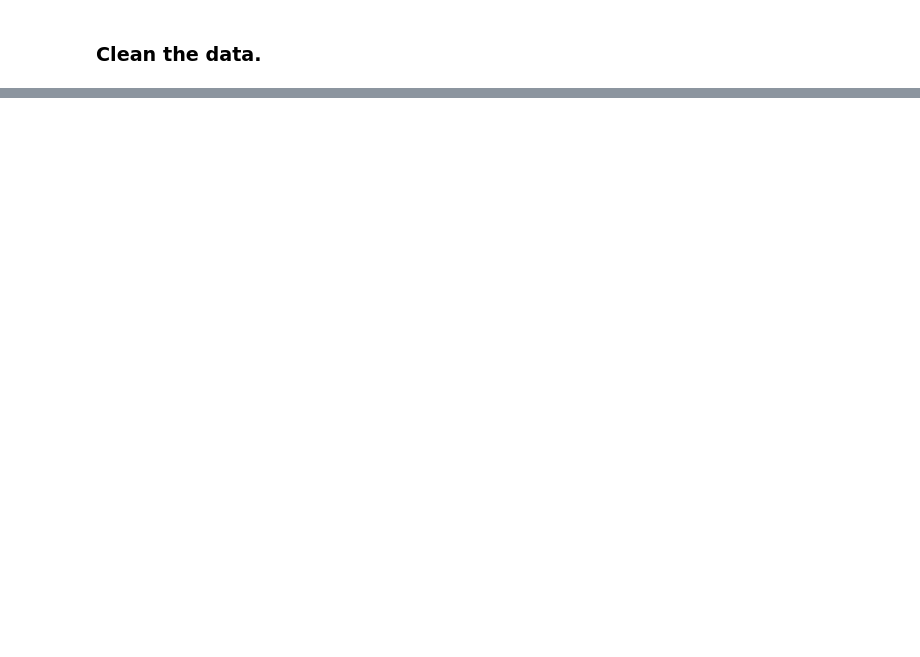
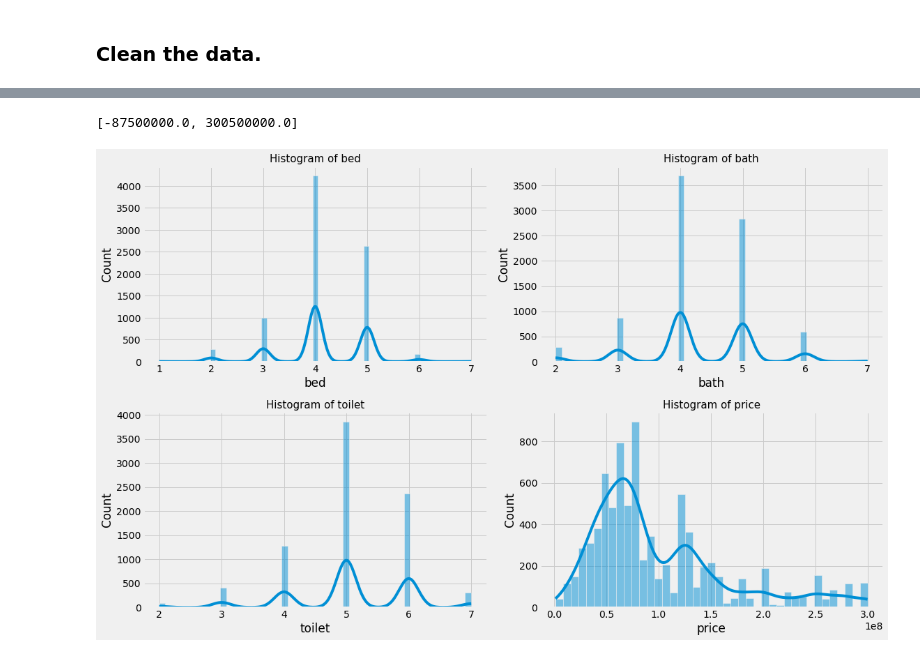
Before and after one commit to chineidu/house_prediction, a Jupyter notebook: house_prices.ipynb, the cells around one changed output, grey strips where cells are left out. Cells and saved outputs as stored; diff of their text form; code cells hidden in the pictures; blank space fills up the shorter version.

```diff
--- a/house_prices.ipynb
+++ b/house_prices.ipynb
@@ -148,0 +186,43 @@ clean_price()
+# %%
+all_df2 = all_df1.copy()
+
+# filter out houses with toilets above the 7
+all_df2 = all_df2.loc[(all_df2['toilet'] > 1) & (all_df2['toilet'] < 8)]
+
+# filter out houses with bath above the 7
+all_df2 = all_df2.loc[(all_df2['bath'] > 1) & (all_df2['bath'] < 8)]
+# %%
+def cal_outliers(value: str, df: pd.DataFrame) -> List:
+    """
+    ====================================================================
+    Calculate the range of values that are not outliers.
+    """
+
+    q1 = np.percentile(df[value], 25)
+    q3 = np.percentile(df[value], 75)
+
+    iqr = q3 - q1
+    val_range = [q1 - (1.5 * iqr), q3 + (1.5 * iqr)]
+
+    return val_range
+# %%
+outliers = cal_outliers('price', all_df2)
+outliers
+# %% [output]
+[-87500000.0, 300500000.0]
+# %%
+# filter out values above the upper boundary of 'outliers'
+all_df2 = all_df2.loc[all_df2['price'] <= outliers[1]]
+# %%
+n_rows, n_cols = 2, 2
+fig, axs = plt.subplots(n_rows, n_cols, figsize=(n_rows * 8 , n_cols * 5))
+
+for idx, col in enumerate(num_col):
+    ax = axs[(idx // n_cols), (idx % n_cols)]
+    sns.histplot(x=col, data=all_df2, ax=ax, kde=True)
+    ax.set_title(f"Histogram of {col}", size=15)
+
+fig.tight_layout()
+plt.show()
+# %% [output]
+[figure, added]
```
Also changed, not shown: parts of 32 cells of this notebook, 5 other files.
